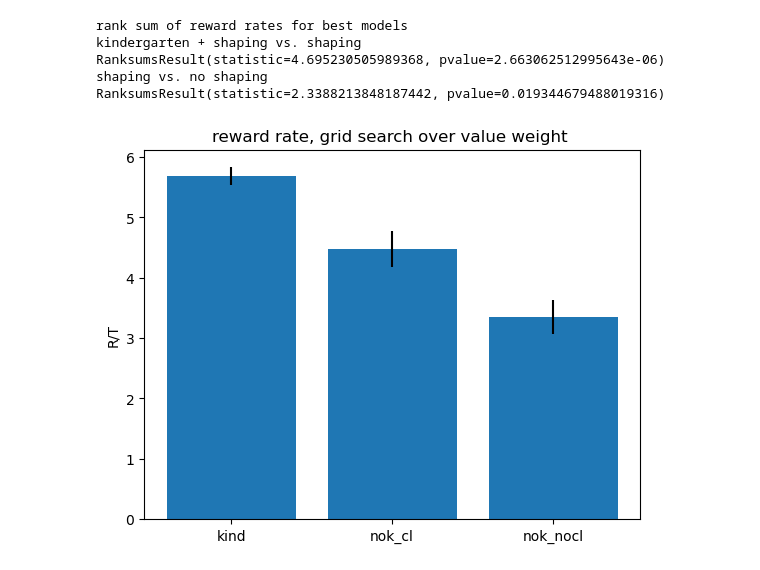
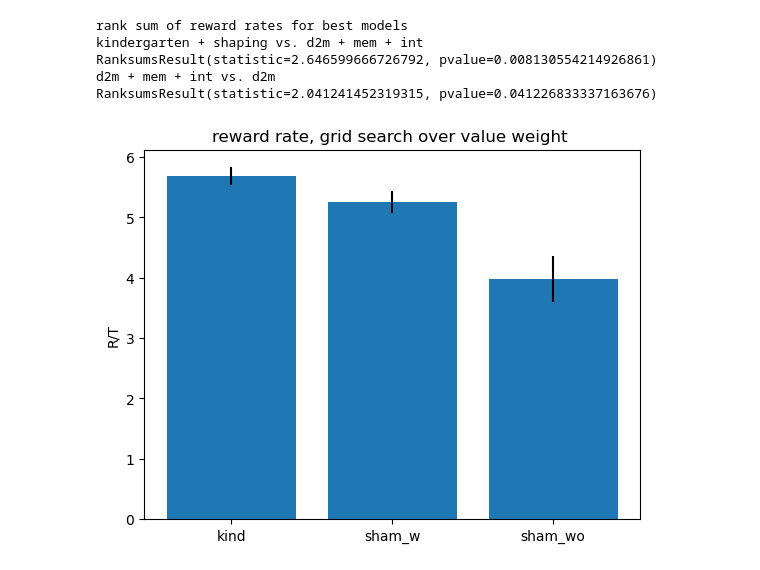
Before and after one commit to Savin-Lab-Code/kind_cl, a Jupyter notebook: demo/Fig4_Fig6_new.ipynb, the cells around one changed output. Saved outputs shown, nothing was run; the diff lists cells and outputs as text; code cells hidden in the pictures.

Commit message:
updated weight gen figure 4pt2. fixed bug in utils for calling pred files

```diff
--- a/demo/Fig4_Fig6_new.ipynb
+++ b/demo/Fig4_Fig6_new.ipynb
@@ -106,36 +103,39 @@ number of RNNs per CL
 # %%
 #Fig 4C. comparison between kindergarten + shaping and best alternative. final stage of training
 print('rank sum of reward rates for best models')
+
+#set figure names
+labs_fig = np.array(labs)[klist_dict[fig2do]]
 
 txt0 = 'kindergarten + shaping'
 if fig2do == '4':
     txt1 = 'shaping'
     txt2 = 'no shaping'
 else:
     txt1 = 'd2m + mem + int'
     txt2 = 'd2m'
 
 print(txt0 +  ' vs. ' +txt1)
 print(ranksums(rr_sampsforstats[0],rr_sampsforstats[1]))
 print(txt1 +  ' vs. ' +txt2)
 print(ranksums(rr_sampsforstats[1],rr_sampsforstats[2]))
 
-
+#4 C  reward rate per CL type
 ntype = len(labs_fig)+1
 fig = plt.figure()
 plt.bar(range(1,ntype),rr_means)
 plt.errorbar(range(1,ntype), rr_means, rr_sems, color = 'k', linestyle = 'none')
 plt.ylabel('R/T')
 plt.title('reward rate, grid search over value weight ')
 plt.xticks(range(1,ntype), labels=labs_fig)
 plt.show()
 # %% [output]
 rank sum of reward rates for best models
-kindergarten + shaping vs. shaping
-RanksumsResult(statistic=4.695230505989368, pvalue=2.663062512995643e-06)
-shaping vs. no shaping
-RanksumsResult(statistic=2.3388213848187442, pvalue=0.019344679488019316)
+kindergarten + shaping vs. d2m + mem + int
+RanksumsResult(statistic=2.646599666726792, pvalue=0.008130554214926861)
+d2m + mem + int vs. d2m
+RanksumsResult(statistic=2.041241452319315, pvalue=0.041226833337163676)
-[figure, old version]
+[figure, new version]
 # %%
 #$4B data. calculate reward per gradient step. across-training comparison across CL types
 
```
Also changed, not shown: parts of 7 cells of this notebook, 2 other files.
